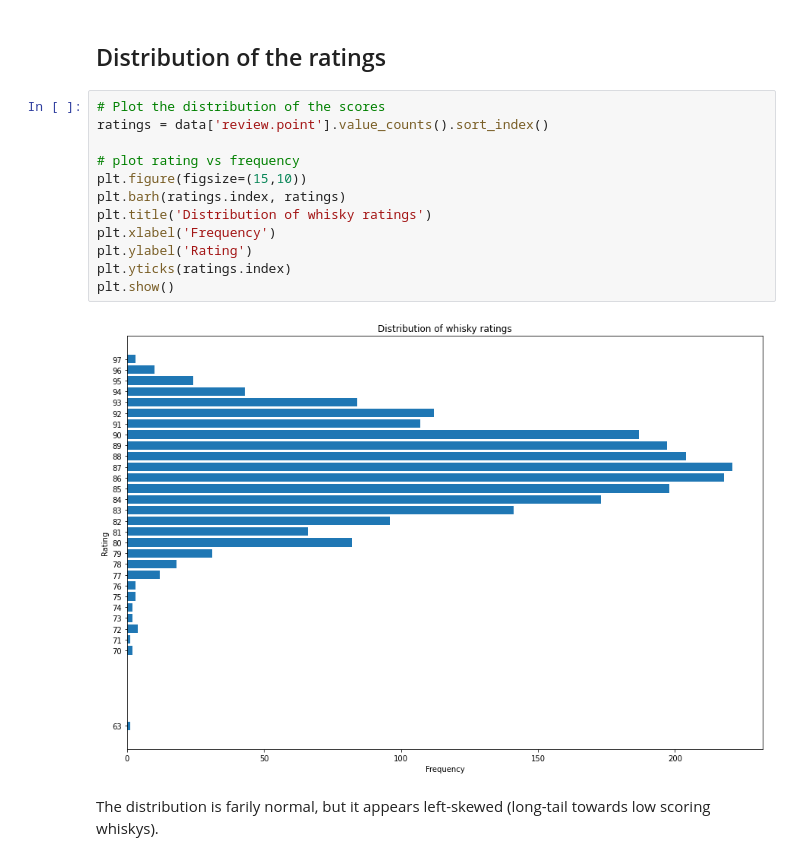
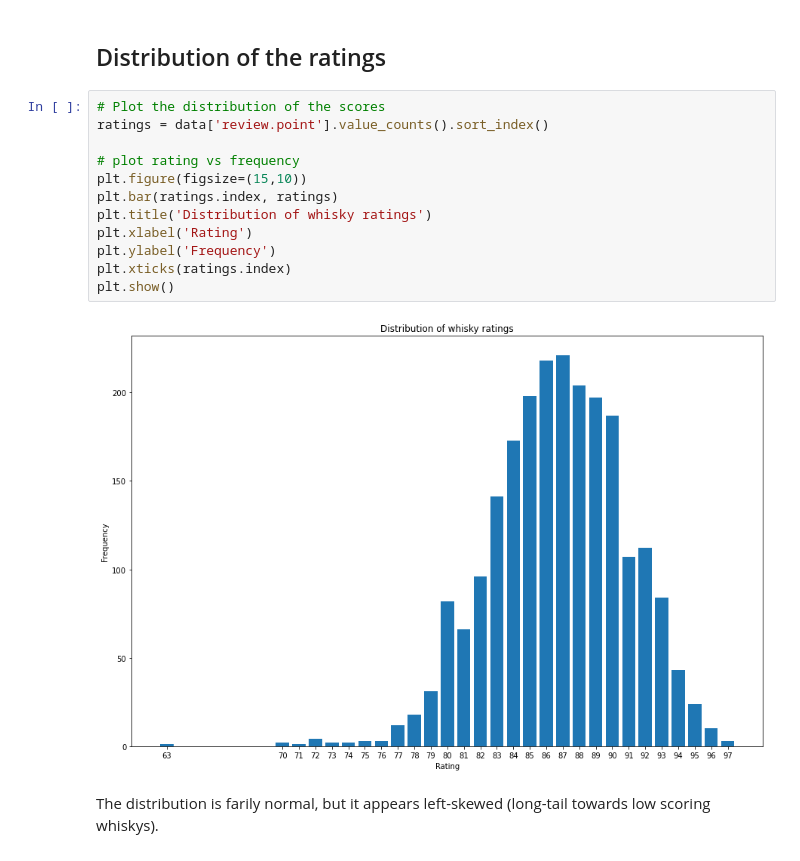
Before and after one commit to andrew-dang/whisky_predictions, a Jupyter notebook: 2_EDA_and_Feature_Engineering.ipynb, the cells around one changed output. Drawn from its saved outputs; the diff is of its cells as text.

```diff
--- a/2_EDA_and_Feature_Engineering.ipynb
+++ b/2_EDA_and_Feature_Engineering.ipynb
@@ -80,17 +80,17 @@ joblib.dump(data, 'data/data_with_engineered_feature.pkl')
 # %%
 # Plot the distribution of the scores
 ratings = data['review.point'].value_counts().sort_index()
 
 # plot rating vs frequency
 plt.figure(figsize=(15,10))
-plt.barh(ratings.index, ratings)
+plt.bar(ratings.index, ratings)
 plt.title('Distribution of whisky ratings')
-plt.xlabel('Frequency')
-plt.ylabel('Rating')
-plt.yticks(ratings.index)
+plt.xlabel('Rating')
+plt.ylabel('Frequency')
+plt.xticks(ratings.index)
 plt.show()
 # %% [output]
-[figure, old version]
+[figure, new version]
 # %% [markdown]
 The distribution is farily normal, but it appears left-skewed (long-tail towards low scoring whiskys).
 # %% [markdown]
```
Also changed, not shown: 1 other file.
